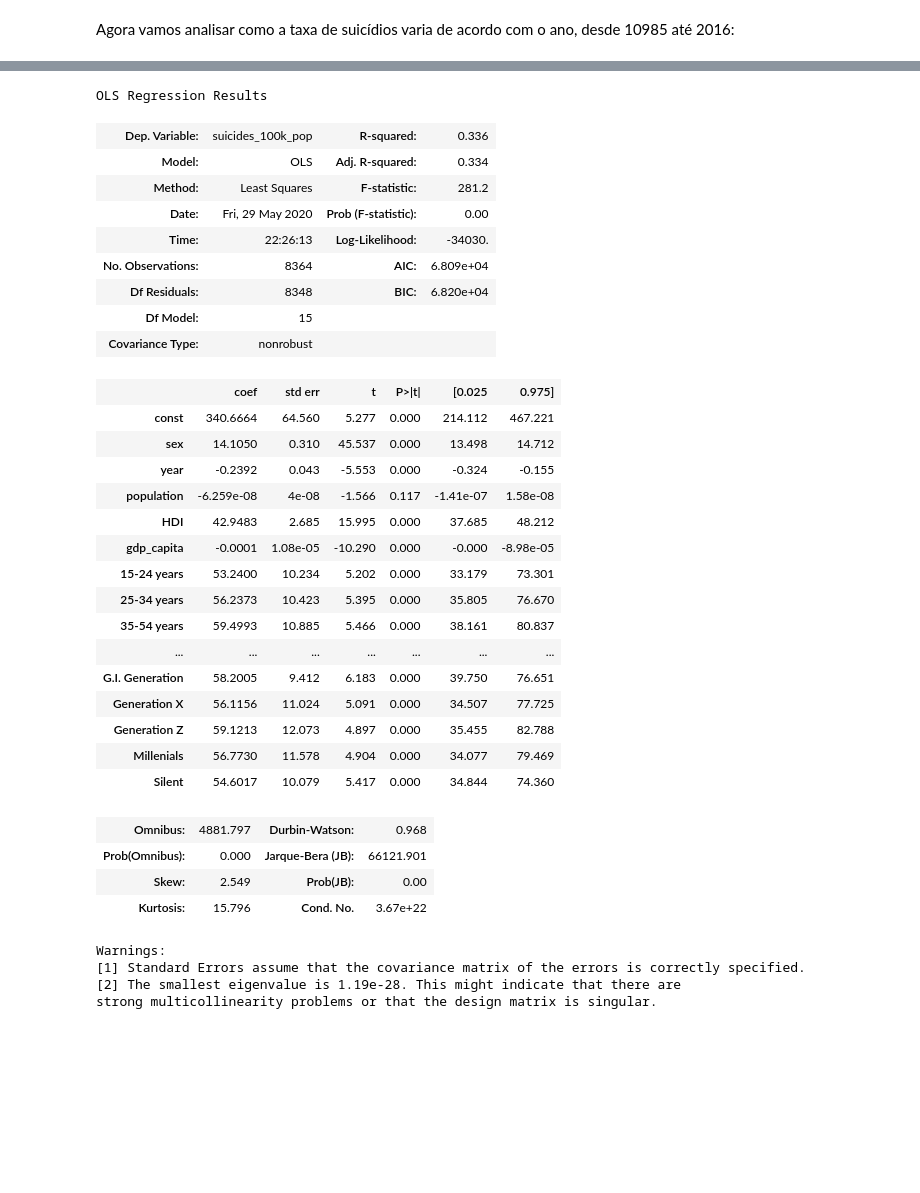
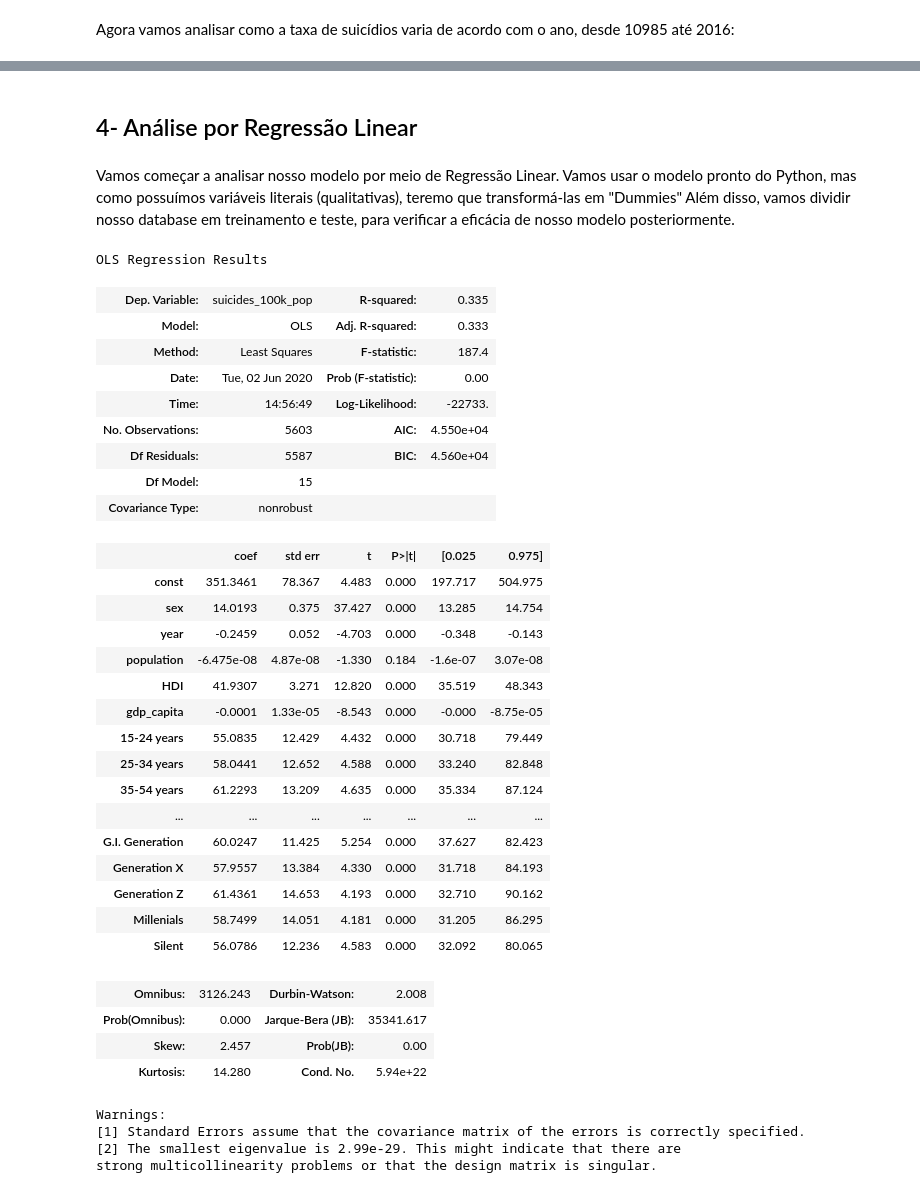
Before and after one commit to mvcavalieri/cdadosproj2, a Jupyter notebook: Proj2.ipynb, the cells around one changed output, grey strips where cells are left out. Saved outputs shown, nothing was run; the diff lists cells and outputs as text; code cells hidden in the pictures; blank space fills up the shorter version.

```diff
--- a/Proj2.ipynb
+++ b/Proj2.ipynb
@@ -171,46 +171,53 @@ plt.show()
 # %% [output]
 [interactive output not drawn]
 [interactive output not drawn]
+# %% [markdown]
+## 4- Análise por Regressão Linear
+# %% [markdown]
+Vamos começar a analisar nosso modelo por meio de Regressão Linear. Vamos usar o modelo pronto do Python, mas como possuímos variáveis literais (qualitativas), teremo que transformá-las em "Dummies" Além disso, vamos dividir nosso database em treinamento e teste, para verificar a eficácia de nosso modelo posteriormente.
 # %%
 X = df[[ 'sex', 'year', 'population','HDI',
 'gdp_capita']]
 X = X.join(pd.get_dummies(df['age']))
 X = X.join(pd.get_dummies(df['generation']))
 Y = df['suicides_100k_pop']
-results = regress(X,Y)
+
+X_train, X_test, y_train, y_test = train_test_split(
+X, Y, test_size=0.33, random_state=42)
+results = regress(X_train,y_train)
 results.summary()
 # %% [output]
 OLS Regression Results
-| Dep. Variable: | suicides_100k_pop | R-squared: | 0.336 |
-| Model: | OLS | Adj. R-squared: | 0.334 |
-| Method: | Least Squares | F-statistic: | 281.2 |
-| Date: | Fri, 29 May 2020 | Prob (F-statistic): | 0.00 |
-| Time: | 22:26:13 | Log-Likelihood: | -34030. |
-| No. Observations: | 8364 | AIC: | 6.809e+04 |
-| Df Residuals: | 8348 | BIC: | 6.820e+04 |
+| Dep. Variable: | suicides_100k_pop | R-squared: | 0.335 |
+| Model: | OLS | Adj. R-squared: | 0.333 |
+| Method: | Least Squares | F-statistic: | 187.4 |
+| Date: | Tue, 02 Jun 2020 | Prob (F-statistic): | 0.00 |
+| Time: | 14:56:49 | Log-Likelihood: | -22733. |
+| No. Observations: | 5603 | AIC: | 4.550e+04 |
+| Df Residuals: | 5587 | BIC: | 4.560e+04 |
 | Df Model: | 15 |  |  |
 | Covariance Type: | nonrobust |  |  |
 |  | coef | std err | t | P>|t| | [0.025 | 0.975] |
-| const | 340.6664 | 64.560 | 5.277 | 0.000 | 214.112 | 467.221 |
-| sex | 14.1050 | 0.310 | 45.537 | 0.000 | 13.498 | 14.712 |
-| year | -0.2392 | 0.043 | -5.553 | 0.000 | -0.324 | -0.155 |
-| population | -6.259e-08 | 4e-08 | -1.566 | 0.117 | -1.41e-07 | 1.58e-08 |
-| HDI | 42.9483 | 2.685 | 15.995 | 0.000 | 37.685 | 48.212 |
-| gdp_capita | -0.0001 | 1.08e-05 | -10.290 | 0.000 | -0.000 | -8.98e-05 |
-| 15-24 years | 53.2400 | 10.234 | 5.202 | 0.000 | 33.179 | 73.301 |
-| 25-34 years | 56.2373 | 10.423 | 5.395 | 0.000 | 35.805 | 76.670 |
-| 35-54 years | 59.4993 | 10.885 | 5.466 | 0.000 | 38.161 | 80.837 |
+| const | 351.3461 | 78.367 | 4.483 | 0.000 | 197.717 | 504.975 |
+| sex | 14.0193 | 0.375 | 37.427 | 0.000 | 13.285 | 14.754 |
+| year | -0.2459 | 0.052 | -4.703 | 0.000 | -0.348 | -0.143 |
+| population | -6.475e-08 | 4.87e-08 | -1.330 | 0.184 | -1.6e-07 | 3.07e-08 |
+| HDI | 41.9307 | 3.271 | 12.820 | 0.000 | 35.519 | 48.343 |
+| gdp_capita | -0.0001 | 1.33e-05 | -8.543 | 0.000 | -0.000 | -8.75e-05 |
+| 15-24 years | 55.0835 | 12.429 | 4.432 | 0.000 | 30.718 | 79.449 |
+| 25-34 years | 58.0441 | 12.652 | 4.588 | 0.000 | 33.240 | 82.848 |
+| 35-54 years | 61.2293 | 13.209 | 4.635 | 0.000 | 35.334 | 87.124 |
 | ... | ... | ... | ... | ... | ... | ... |
-| G.I. Generation | 58.2005 | 9.412 | 6.183 | 0.000 | 39.750 | 76.651 |
-| Generation X | 56.1156 | 11.024 | 5.091 | 0.000 | 34.507 | 77.725 |
-| Generation Z | 59.1213 | 12.073 | 4.897 | 0.000 | 35.455 | 82.788 |
-| Millenials | 56.7730 | 11.578 | 4.904 | 0.000 | 34.077 | 79.469 |
-| Silent | 54.6017 | 10.079 | 5.417 | 0.000 | 34.844 | 74.360 |
+| G.I. Generation | 60.0247 | 11.425 | 5.254 | 0.000 | 37.627 | 82.423 |
+| Generation X | 57.9557 | 13.384 | 4.330 | 0.000 | 31.718 | 84.193 |
+| Generation Z | 61.4361 | 14.653 | 4.193 | 0.000 | 32.710 | 90.162 |
+| Millenials | 58.7499 | 14.051 | 4.181 | 0.000 | 31.205 | 86.295 |
+| Silent | 56.0786 | 12.236 | 4.583 | 0.000 | 32.092 | 80.065 |
-| Omnibus: | 4881.797 | Durbin-Watson: | 0.968 |
-| Prob(Omnibus): | 0.000 | Jarque-Bera (JB): | 66121.901 |
-| Skew: | 2.549 | Prob(JB): | 0.00 |
-| Kurtosis: | 15.796 | Cond. No. | 3.67e+22 |
+| Omnibus: | 3126.243 | Durbin-Watson: | 2.008 |
+| Prob(Omnibus): | 0.000 | Jarque-Bera (JB): | 35341.617 |
+| Skew: | 2.457 | Prob(JB): | 0.00 |
+| Kurtosis: | 14.280 | Cond. No. | 5.94e+22 |
 Warnings:
 [1] Standard Errors assume that the covariance matrix of the errors is correctly specified.
-[2] The smallest eigenvalue is 1.19e-28. This might indicate that there are
+[2] The smallest eigenvalue is 2.99e-29. This might indicate that there are
 strong multicollinearity problems or that the design matrix is singular.
```
Also changed, not shown: parts of 14 cells of this notebook.
